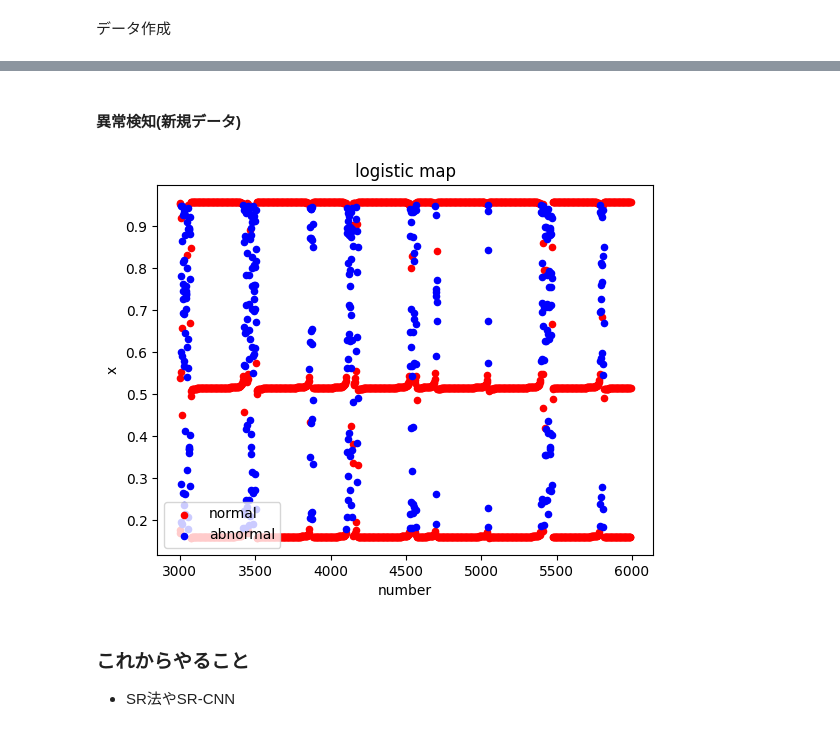
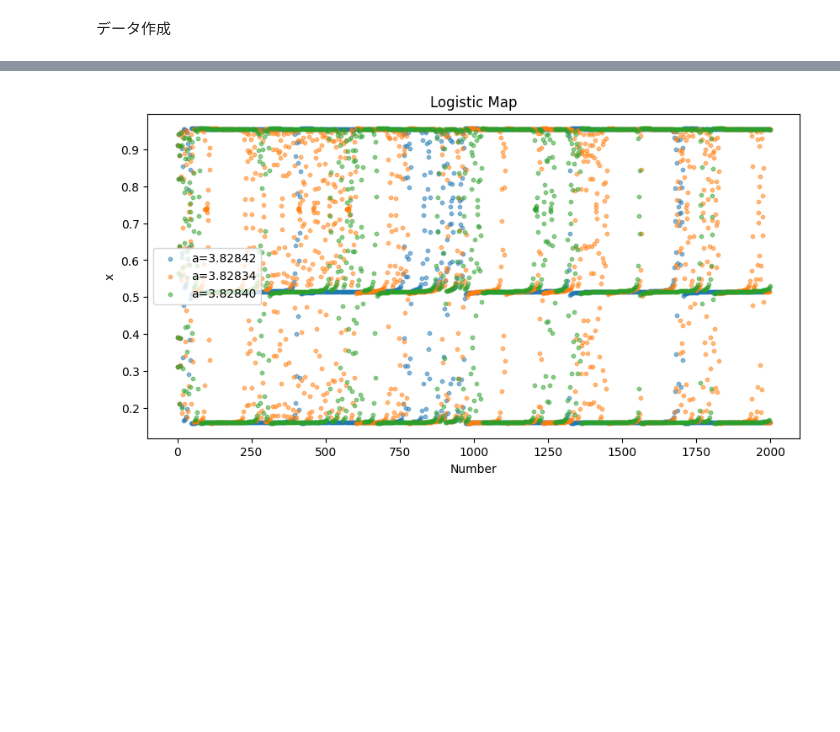
Before and after one commit to Redboar1021/Labintern, a Jupyter notebook: Anomaly_detection_2.ipynb, the cells around one changed output, grey strips where cells are left out. Drawn from its saved outputs; the diff is of its cells as text; code cells hidden in the pictures; blank space fills up the shorter version.

```diff
--- a/Anomaly_detection_2.ipynb
+++ b/Anomaly_detection_2.ipynb
@@ -284,22 +100,36 @@ plt.close()
-# %% [markdown]
-#### 異常検知(新規データ)
-# %%
-labels = model.predict(new_data)
-
-plt.scatter(df_number[3000:6000-7][labels==0],df[3000:6000-7][labels==0],color='red',s=20, label="normal")
-plt.scatter(df_number[3000:6000-7][labels==1],df[3000:6000-7][labels==1],color='red',s=20)
-plt.scatter(df_number[3000:6000-7][labels==2],df[3000:6000-7][labels==2],color='red',s=20)
-plt.scatter(df_number[3000:6000-7][labels==3],df[3000:6000-7][labels==3],color='blue',s=20, label="abnormal")
-for i in range(num_clusters-4):
-    plt.scatter(df_number[3000:6000-7][labels==4+i],df[3000:6000-7][labels==4+i],color='blue',s=20)
-plt.xlabel("number")
-plt.ylabel("x")
-plt.title("logistic map")
-plt.legend()
-plt.show()
-plt.close()
-# %% [output]
-[figure, removed]
-# %% [markdown]
-### これからやること
-- SR法やSR-CNN
+# %%
+import pandas as pd
+import matplotlib.pyplot as plt
+import numpy as np
+
+# aの値のリスト
+a_values = [1 + np.sqrt(8) - 0.00001, 1 + np.sqrt(8) - 0.00009, 1 + np.sqrt(8) - 0.00003]
+
+# xの初期値
+x_init = 0.39
+
+# n個データを作る
+n = 2000
+
+def logistic_map(x, a):
+    return a * x * (1 - x)
+
+# データを生成し、散布図にプロット
+plt.figure(figsize=(10, 5))
+for a in a_values:
+    x_data = [x_init]
+    for i in range(n):
+        x_next = logistic_map(x_data[-1], a)
+        x_data.append(x_next)
+
+    # グラフ作成用インデックス
+    data_index = np.arange(0, n+1)
+    plt.scatter(data_index, x_data, label=f"a={a:.5f}", alpha=0.5, s=10)
+
+plt.xlabel("Number")
+plt.ylabel("x")
+plt.title("Logistic Map")
+plt.legend()
+plt.show()
+# %% [output]
+[figure, added]
```
Also changed, not shown: parts of 18 cells of this notebook, 2 other files.
